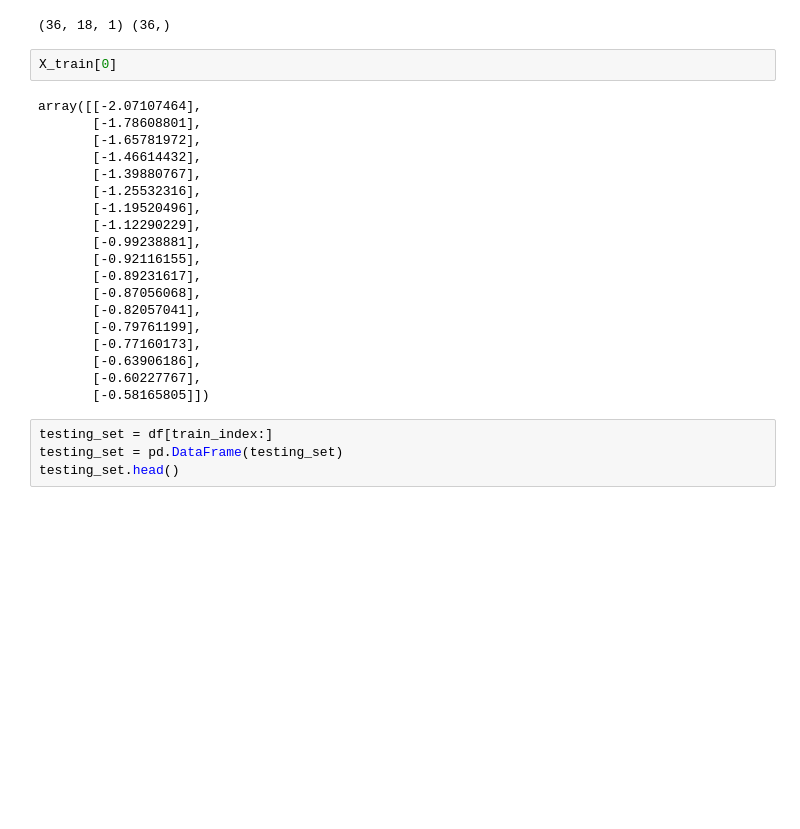
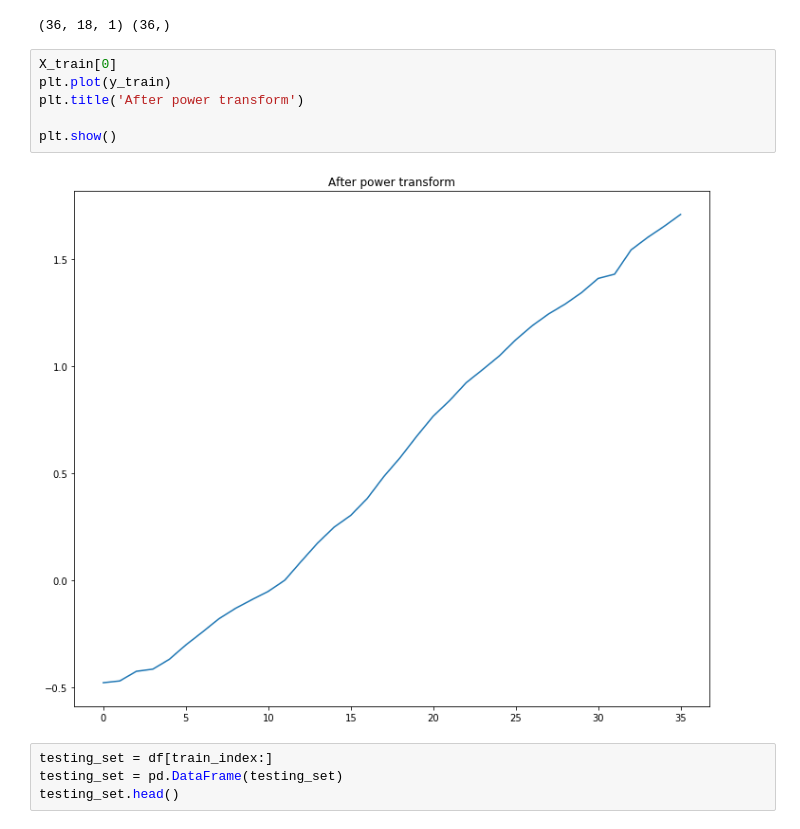
Before and after one commit to Aveek-Saha/CovidAnalysis, a Jupyter notebook: LSTM_modeling.ipynb, the cells around one changed output. Drawn from its saved outputs; the diff is of its cells as text; blank space fills up the shorter version.

```diff
--- a/LSTM_modeling.ipynb
+++ b/LSTM_modeling.ipynb
@@ -90,27 +91,14 @@ X_train = np.reshape(X_train, (X_train.shape[0], X_train.shape[1], 1))
 print(X_train.shape, y_train.shape)
 # %% [output]
 (36, 18, 1) (36,)
-# %%
-X_train[0]
-# %% [output]
-array([[-2.07107464],
-       [-1.78608801],
-       [-1.65781972],
-       [-1.46614432],
-       [-1.39880767],
-       [-1.25532316],
-       [-1.19520496],
-       [-1.12290229],
-       [-0.99238881],
-       [-0.92116155],
-       [-0.89231617],
-       [-0.87056068],
-       [-0.82057041],
-       [-0.79761199],
-       [-0.77160173],
-       [-0.63906186],
-       [-0.60227767],
-       [-0.58165805]])
+# %%
+X_train[0]
+plt.plot(y_train)
+plt.title('After power transform')
+
+plt.show()
+# %% [output]
+[figure, added]
 # %%
 testing_set = df[train_index:]
 testing_set = pd.DataFrame(testing_set)
```
Also changed, not shown: parts of 8 cells of this notebook, 1 other file.
